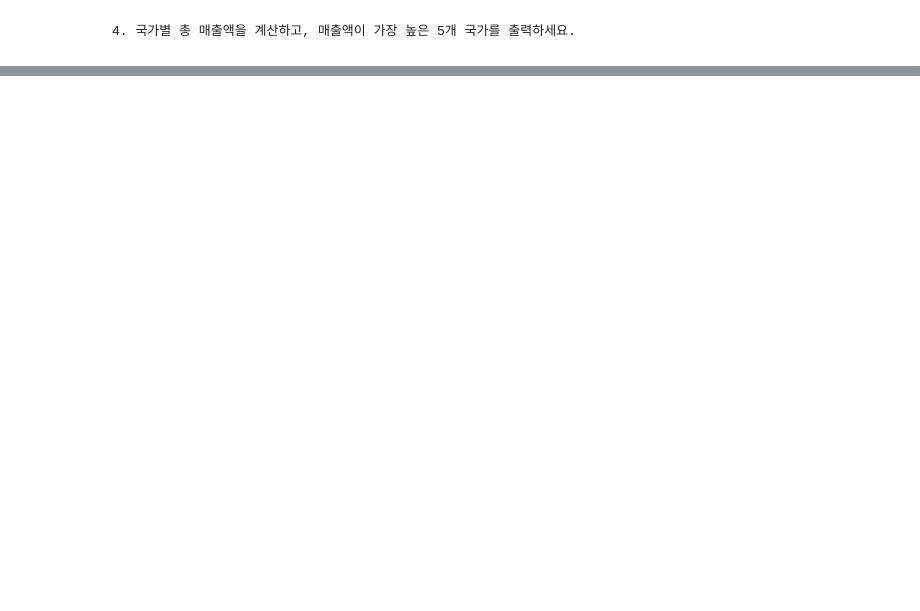
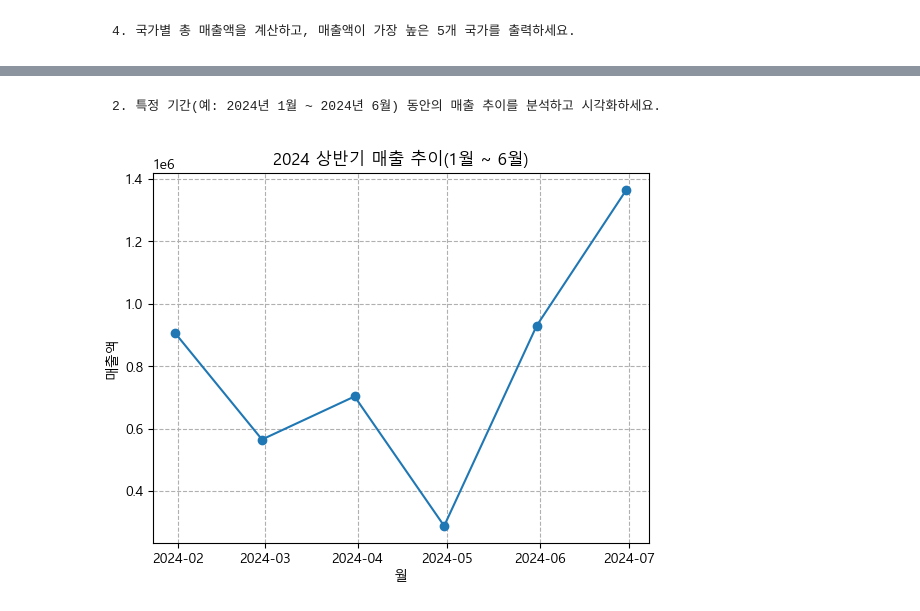
Before and after one commit to HOT8OY/SESAC_FullStackEducation, a Jupyter notebook: 12_pandas/data_visualization/999-4_최종 실습 프로젝트.ipynb, the cells around one changed output, grey strips where cells are left out. Cells and saved outputs as stored; diff of their text form; code cells hidden in the pictures; blank space fills up the shorter version.

```diff
--- a/12_pandas/data_visualization/999-4_최종 실습 프로젝트.ipynb
+++ b/12_pandas/data_visualization/999-4_최종 실습 프로젝트.ipynb
@@ -161,0 +263,14 @@ monthly_sales=df.resample('M').sum()
+# %% [markdown]
+    2. 특정 기간(예: 2024년 1월 ~ 2024년 6월) 동안의 매출 추이를 분석하고 시각화하세요.
+# %%
+df_sorted=df.sort_values(by="OrderDate",axis=0)
+df_24Q1Q2=df_sorted['2024-01':'2024-06']
+monthly_trend=df_24Q1Q2.resample('ME')['TotalRevenue'].sum().reset_index()
+plt.plot(monthly_trend["OrderDate"], monthly_trend["TotalRevenue"], marker="o")
+plt.title("2024 상반기 매출 추이(1월 ~ 6월)")
+plt.xlabel("월")
+plt.ylabel("매출액")
+plt.grid(True, linestyle="--")
+plt.show()
+# %% [output]
+[figure, added]
```
Also changed, not shown: parts of 29 cells of this notebook.
